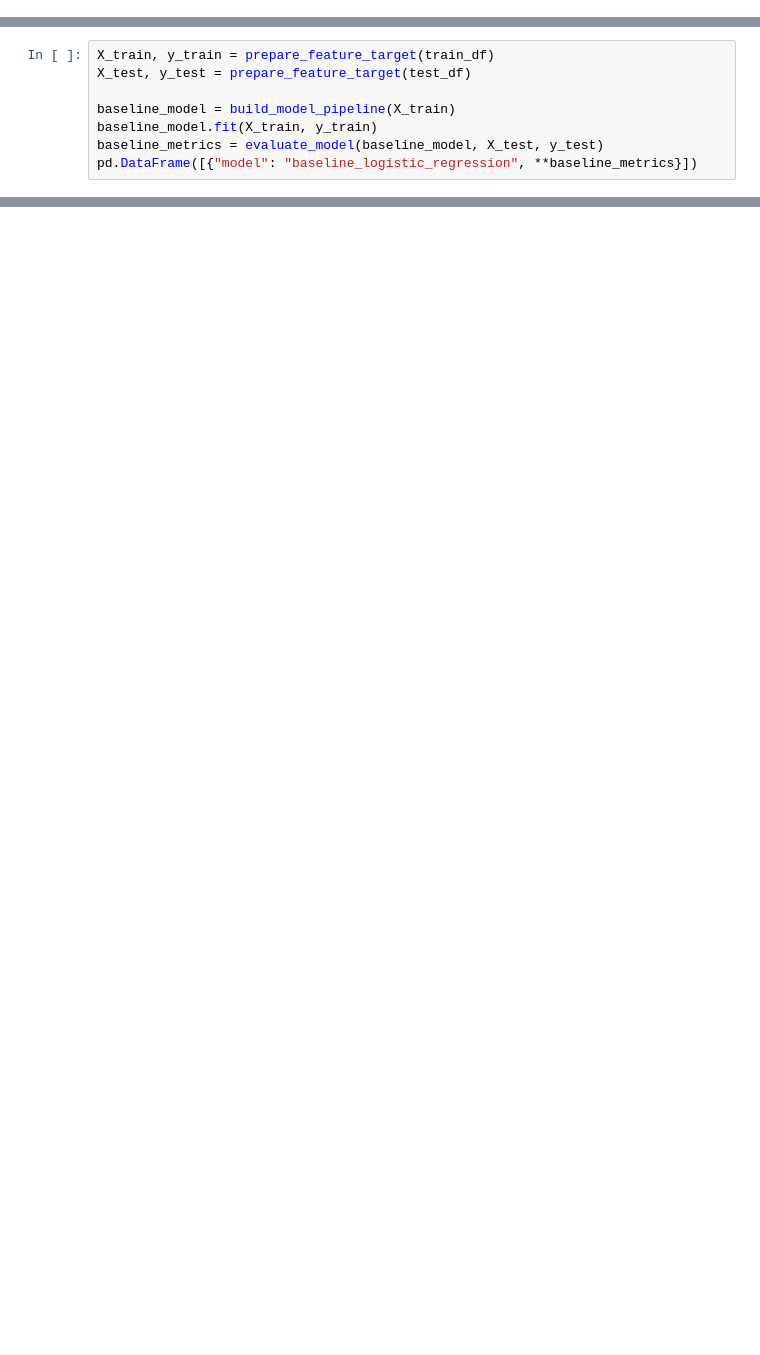
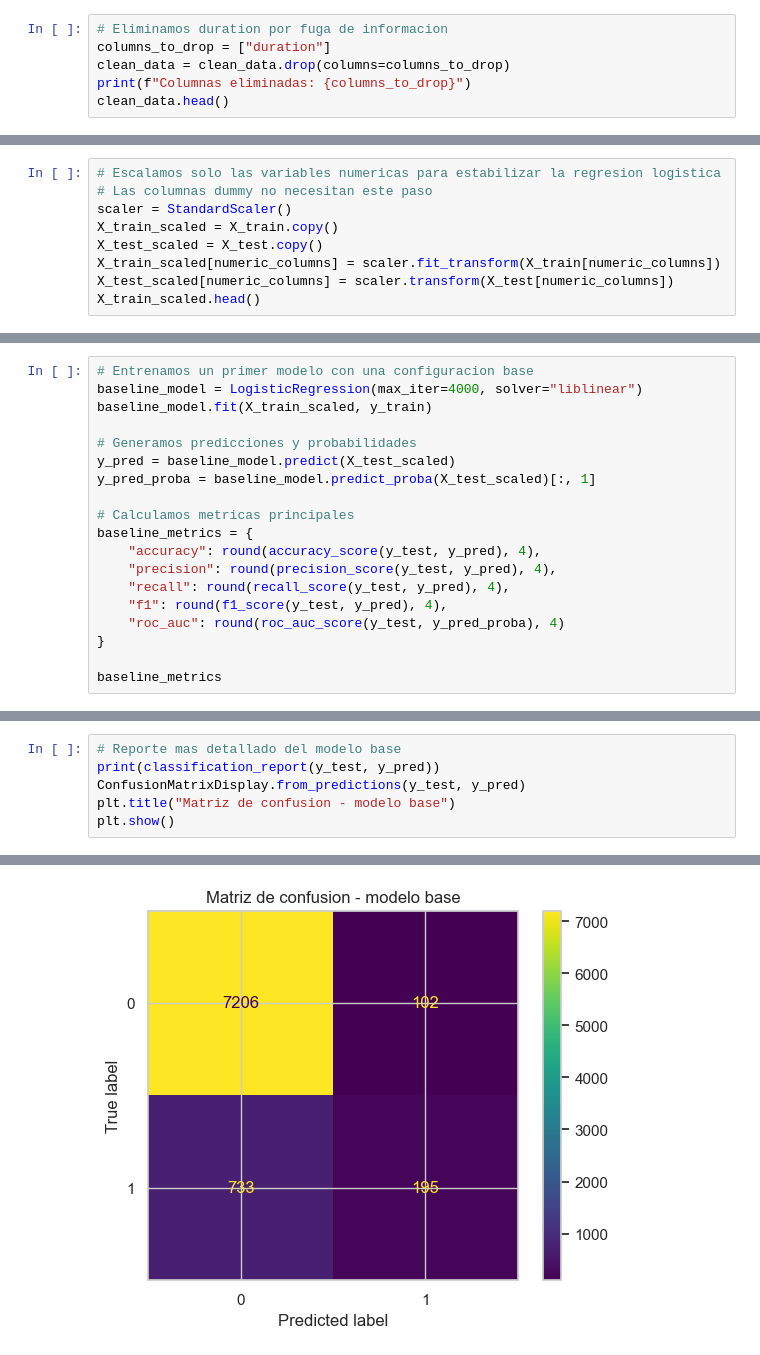
Before and after one commit to 4GeeksAcademy/Dragcessa1998-tutorial-de-Proyecto-de-Regresi-n-Log-stica, a Jupyter notebook: src/explore.ipynb, the cells around one changed output, grey strips where cells are left out. Drawn from its saved outputs; the diff is of its cells as text; blank space fills up the shorter version.

```diff
--- a/src/explore.ipynb
+++ b/src/explore.ipynb
@@ -193,0 +218,6 @@ Test: (8236, 20)
+# %%
+# Eliminamos duration por fuga de informacion
+columns_to_drop = ["duration"]
+clean_data = clean_data.drop(columns=columns_to_drop)
+print(f"Columnas eliminadas: {columns_to_drop}")
+clean_data.head()
@@ -193,0 +311,9 @@ Test: (8236, 20)
+# %%
+# Escalamos solo las variables numericas para estabilizar la regresion logistica
+# Las columnas dummy no necesitan este paso
+scaler = StandardScaler()
+X_train_scaled = X_train.copy()
+X_test_scaled = X_test.copy()
+X_train_scaled[numeric_columns] = scaler.fit_transform(X_train[numeric_columns])
+X_test_scaled[numeric_columns] = scaler.transform(X_test[numeric_columns])
+X_train_scaled.head()
@@ -194,9 +331,20 @@ Test: (8236, 20)
 # %%
-X_train, y_train = prepare_feature_target(train_df)
-X_test, y_test = prepare_feature_target(test_df)
+# Entrenamos un primer modelo con una configuracion base
+baseline_model = LogisticRegression(max_iter=4000, solver="liblinear")
+baseline_model.fit(X_train_scaled, y_train)
 
-baseline_model = build_model_pipeline(X_train)
-baseline_model.fit(X_train, y_train)
-baseline_metrics = evaluate_model(baseline_model, X_test, y_test)
-pd.DataFrame([{"model": "baseline_logistic_regression", **baseline_metrics}])
+# Generamos predicciones y probabilidades
+y_pred = baseline_model.predict(X_test_scaled)
+y_pred_proba = baseline_model.predict_proba(X_test_scaled)[:, 1]
+
+# Calculamos metricas principales
+baseline_metrics = {
+    "accuracy": round(accuracy_score(y_test, y_pred), 4),
+    "precision": round(precision_score(y_test, y_pred), 4),
+    "recall": round(recall_score(y_test, y_pred), 4),
+    "f1": round(f1_score(y_test, y_pred), 4),
+    "roc_auc": round(roc_auc_score(y_test, y_pred_proba), 4)
+}
+
+baseline_metrics
 # %% [output]
@@ -230,0 +356,7 @@ plt.tight_layout()
+# %%
+# Reporte mas detallado del modelo base
+print(classification_report(y_test, y_pred))
+ConfusionMatrixDisplay.from_predictions(y_test, y_pred)
+plt.title("Matriz de confusion - modelo base")
+plt.show()
+# %% [output]
@@ -230,0 +371 @@ plt.tight_layout()
+[figure, added]
```
Also changed, not shown: parts of 50 cells of this notebook.
